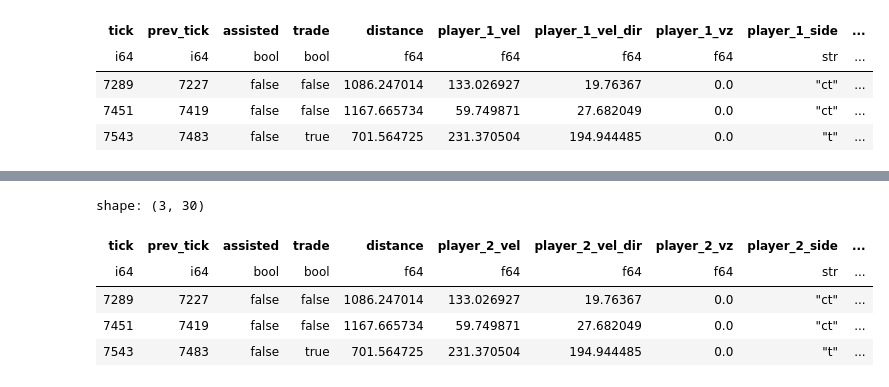
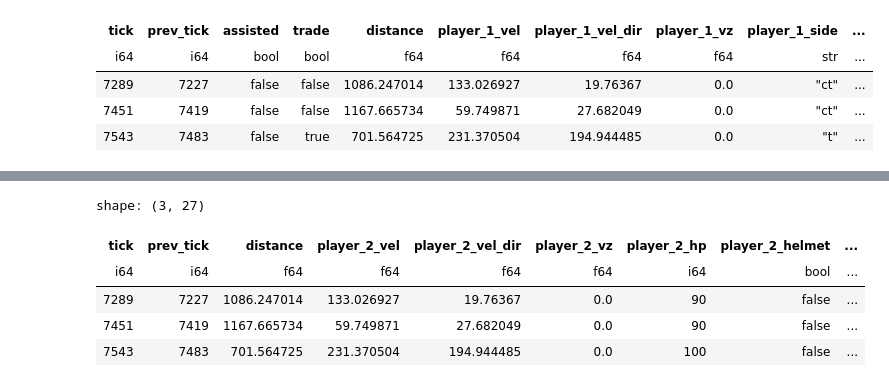
Before and after one commit to archie955/87-0, a Jupyter notebook: server/duels/Data_Preperation.ipynb, the cells around one changed output, grey strips where cells are left out. Cells and saved outputs as stored; diff of their text form; code cells hidden in the pictures.

```diff
--- a/server/duels/Data_Preperation.ipynb
+++ b/server/duels/Data_Preperation.ipynb
@@ -108,3 +108,7 @@ shape: (3, 28)
 | 7289 | 7227 | false | false | 1086.247014 | 133.026927 | 19.76367 | 0.0 | "ct" | ... |
 | 7451 | 7419 | false | false | 1167.665734 | 59.749871 | 27.682049 | 0.0 | "ct" | ... |
 | 7543 | 7483 | false | true | 701.564725 | 231.370504 | 194.944485 | 0.0 | "t" | ... |
+# %%
+df = df.drop("assisted")
+df = df.drop("trade")
+df.head(n=3)
@@ -205,14 +194,13 @@ shape: (3, 30)
 # %%
 new_df = new_df.with_columns(
-    (pl.col("player_2_side").map_elements(side, return_dtype=pl.String)).alias(
-        "player_1_side"
-    )
+    (pl.col("player_2_side") == "ct").alias("player_1_terrorist")
 )
+new_df = new_df.drop("player_2_side")
 new_df.head(n=3)
 # %% [output]
-shape: (3, 30)
+shape: (3, 27)
-| tick | prev_tick | assisted | trade | distance | player_2_vel | player_2_vel_dir | player_2_vz | player_2_side | ... |
-| i64 | i64 | bool | bool | f64 | f64 | f64 | f64 | str | ... |
-| 7289 | 7227 | false | false | 1086.247014 | 133.026927 | 19.76367 | 0.0 | "ct" | ... |
-| 7451 | 7419 | false | false | 1167.665734 | 59.749871 | 27.682049 | 0.0 | "ct" | ... |
-| 7543 | 7483 | false | true | 701.564725 | 231.370504 | 194.944485 | 0.0 | "t" | ... |
+| tick | prev_tick | distance | player_2_vel | player_2_vel_dir | player_2_vz | player_2_hp | player_2_helmet | ... |
+| i64 | i64 | f64 | f64 | f64 | f64 | i64 | bool | ... |
+| 7289 | 7227 | 1086.247014 | 133.026927 | 19.76367 | 0.0 | 90 | false | ... |
+| 7451 | 7419 | 1167.665734 | 59.749871 | 27.682049 | 0.0 | 90 | false | ... |
+| 7543 | 7483 | 701.564725 | 231.370504 | 194.944485 | 0.0 | 100 | false | ... |
```
Also changed, not shown: parts of 21 cells of this notebook, 3 other files.
